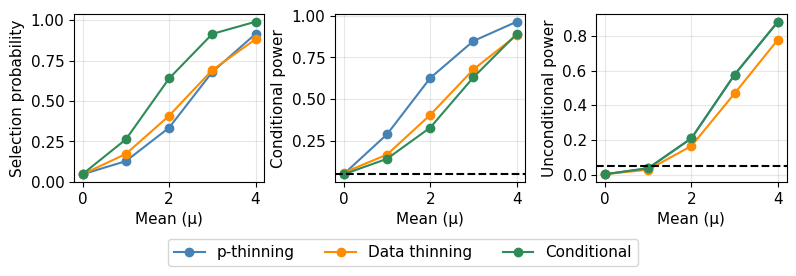
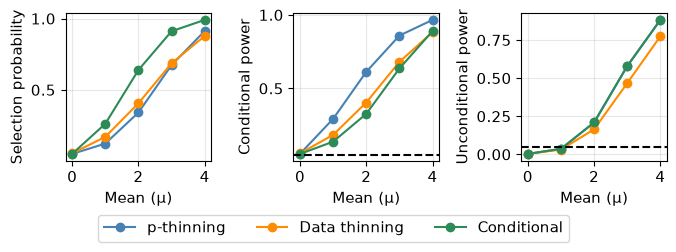
Unified diff of the notebook cell whose output changed from the first chart to the second:
--- before
+++ after
@@ -15,5 +15,5 @@
 }
 
-fig, axes = plt.subplots(1, 3, figsize=(8, 2.5))
+fig, axes = plt.subplots(1, 3, figsize=(7, 2.3))
 
 for k in results:
@@ -48,5 +48,5 @@
     labels,
     loc="upper center",
-    bbox_to_anchor=(0.5, 0.05),
+    bbox_to_anchor=(0.5, 0.07),
     ncol=len(results),
     frameon=True,
@@ -54,3 +54,4 @@
 
 plt.tight_layout()
+plt.savefig("../figures/filedrawer_testing.png", dpi=300, bbox_inches='tight')
 plt.show()

Commit: rename files